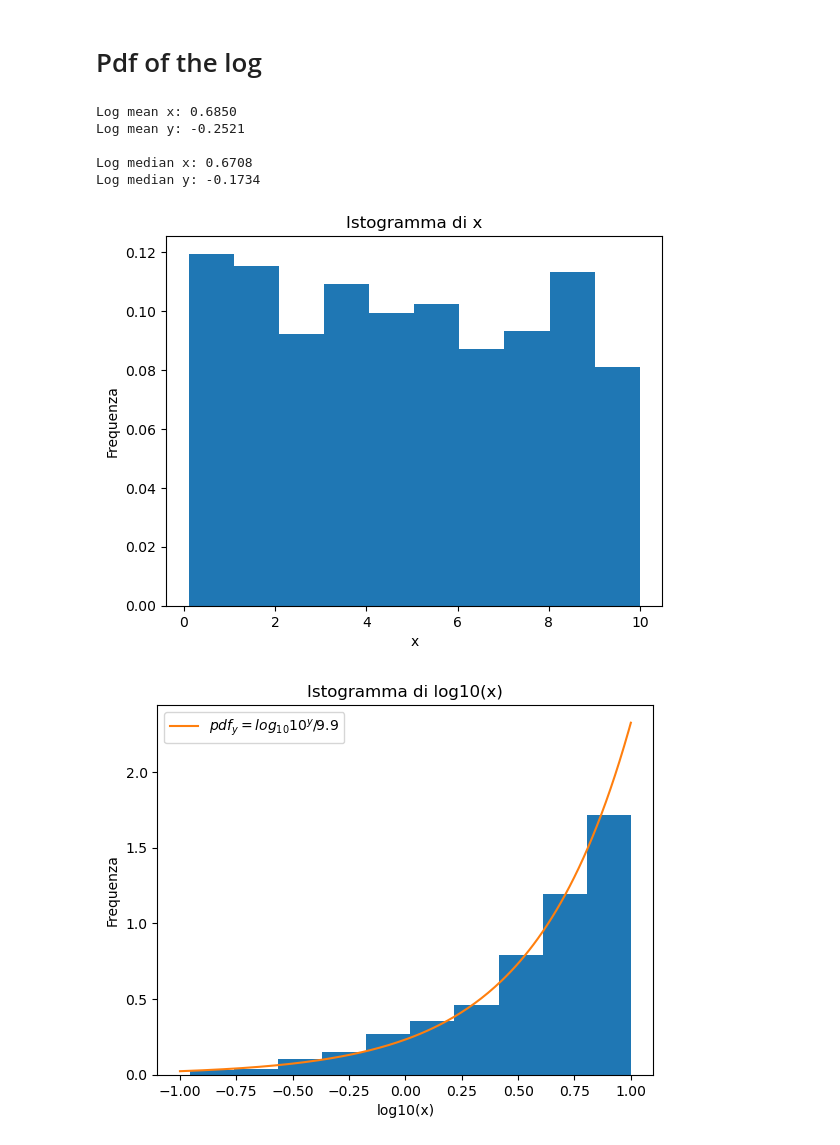
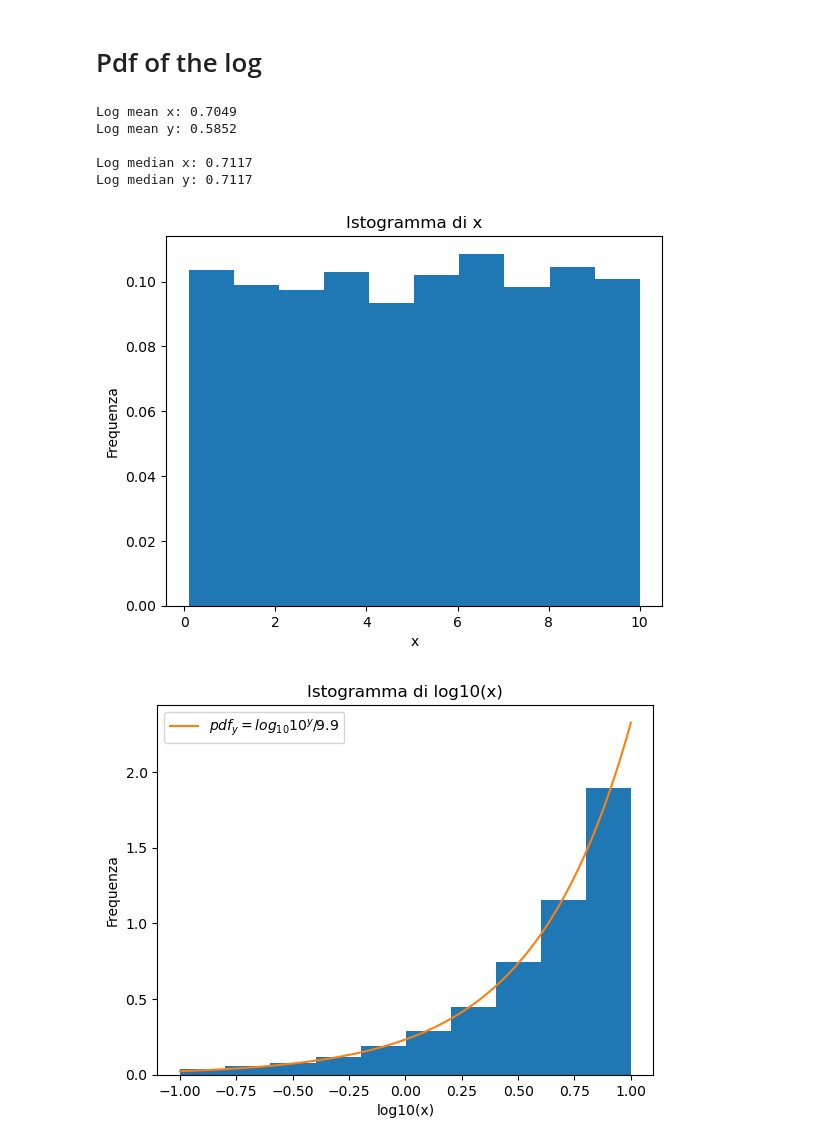
Before and after one commit to lsabatino03/astrostatistics_bicocca_2026, a Jupyter notebook: working/L02_pdfLog.ipynb, the cells around one changed output. Drawn from its saved outputs; the diff is of its cells as text; code cells hidden in the pictures.

```diff
--- a/working/L02_pdfLog.ipynb
+++ b/working/L02_pdfLog.ipynb
@@ -7,7 +7,7 @@ from matplotlib import pyplot as plt
 import numpy as np
 import matplotlib.pyplot as plt
 
-N = 1000
+N = 10000
 x = np.random.uniform(0.1, 10, size=N)
 valori = np.linspace(np.log10(0.1), np.log10(10), 200)
 py = np.log(10)*10**valori/9.9
@@ -21,37 +21,37 @@ plt.title('Istogramma di x')
 
 
 y = np.log10(x)
 plt.figure()
 plt.hist(y, density = True)
 plt.xlabel('log10(x)')
 plt.ylabel('Frequenza')
 plt.title('Istogramma di log10(x)')
 plt.plot(valori, py, label =r'$pdf_y = log_{10}10^{y}/9.9$')
 plt.legend()
 
 mediax = np.mean(x)
 mediax_log = np.log10(mediax)
 print(f'Log mean x: {mediax_log:.4f}')
 
 mediay = np.mean(y)
 print(f'Log mean y: {mediay:.4f}')
 
 medianx = np.median(x)
 medianx_log = np.log10(medianx)
 print(f'\nLog median x: {medianx_log:.4f}')
 
 mediany = np.median(y)
-print(f'Log median y: {median:.4f}')
+print(f'Log median y: {mediany:.4f}')
 
 
 
 
 plt.show()
 # %% [output]
-Log mean x: 0.6850
-Log mean y: -0.2521
+Log mean x: 0.7049
+Log mean y: 0.5852
 
-Log median x: 0.6708
-Log median y: -0.1734
+Log median x: 0.7117
+Log median y: 0.7117
-[figure, old version]
+[figure, new version]
-[figure, old version]
+[figure, new version]
```
Also changed, not shown: parts of 1 cell of this notebook.
